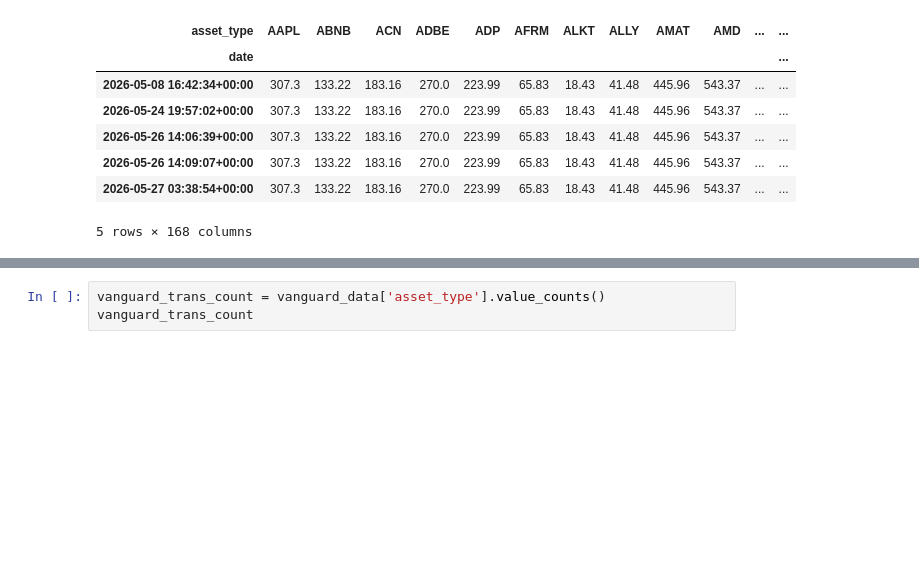
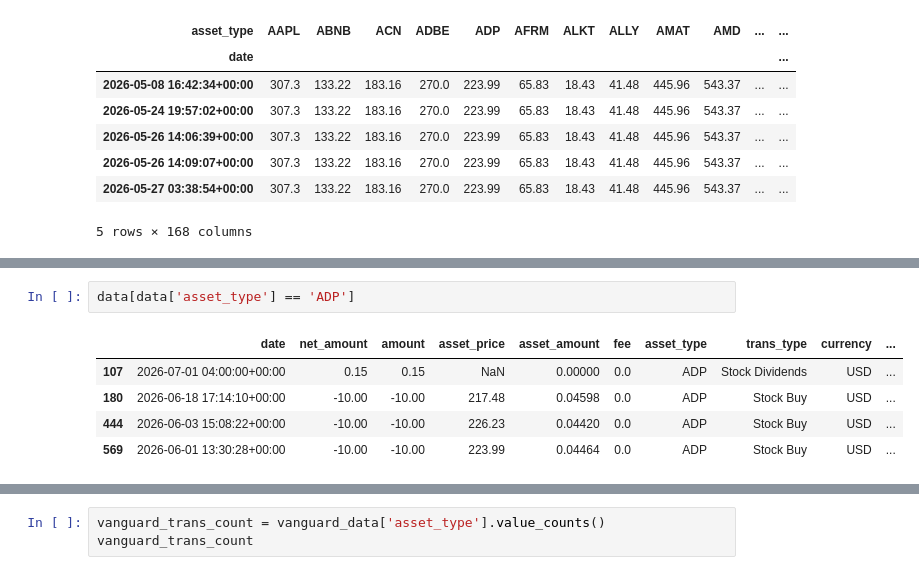
Before and after one commit to matthagy/cashapp_analysis, a Jupyter notebook: scratch0.ipynb, the cells around one changed output, grey strips where cells are left out. Drawn from its saved outputs; the diff is of its cells as text; blank space fills up the shorter version.

Commit message:
Added more dividend stuff

```diff
--- a/scratch0.ipynb
+++ b/scratch0.ipynb
@@ -540,5 +540,13 @@ min        0.000000
 max        4.509170
 Name: asset_amount, dtype: float64
+# %%
+data[data['asset_type'] == 'ADP']
+# %% [output]
+|  | date | net_amount | amount | asset_price | asset_amount | fee | asset_type | trans_type | currency | ... |
+| 107 | 2026-07-01 04:00:00+00:00 | 0.15 | 0.15 | NaN | 0.00000 | 0.0 | ADP | Stock Dividends | USD | ... |
+| 180 | 2026-06-18 17:14:10+00:00 | -10.00 | -10.00 | 217.48 | 0.04598 | 0.0 | ADP | Stock Buy | USD | ... |
+| 444 | 2026-06-03 15:08:22+00:00 | -10.00 | -10.00 | 226.23 | 0.04420 | 0.0 | ADP | Stock Buy | USD | ... |
+| 569 | 2026-06-01 13:30:28+00:00 | -10.00 | -10.00 | 223.99 | 0.04464 | 0.0 | ADP | Stock Buy | USD | ... |
 # %%
 stock_amount_direction = {'Stock Sell': -1, 'Stock Buy': 1}
 asset_holding_time = (
```
Also changed, not shown: parts of 53 cells of this notebook, 1 other file.
